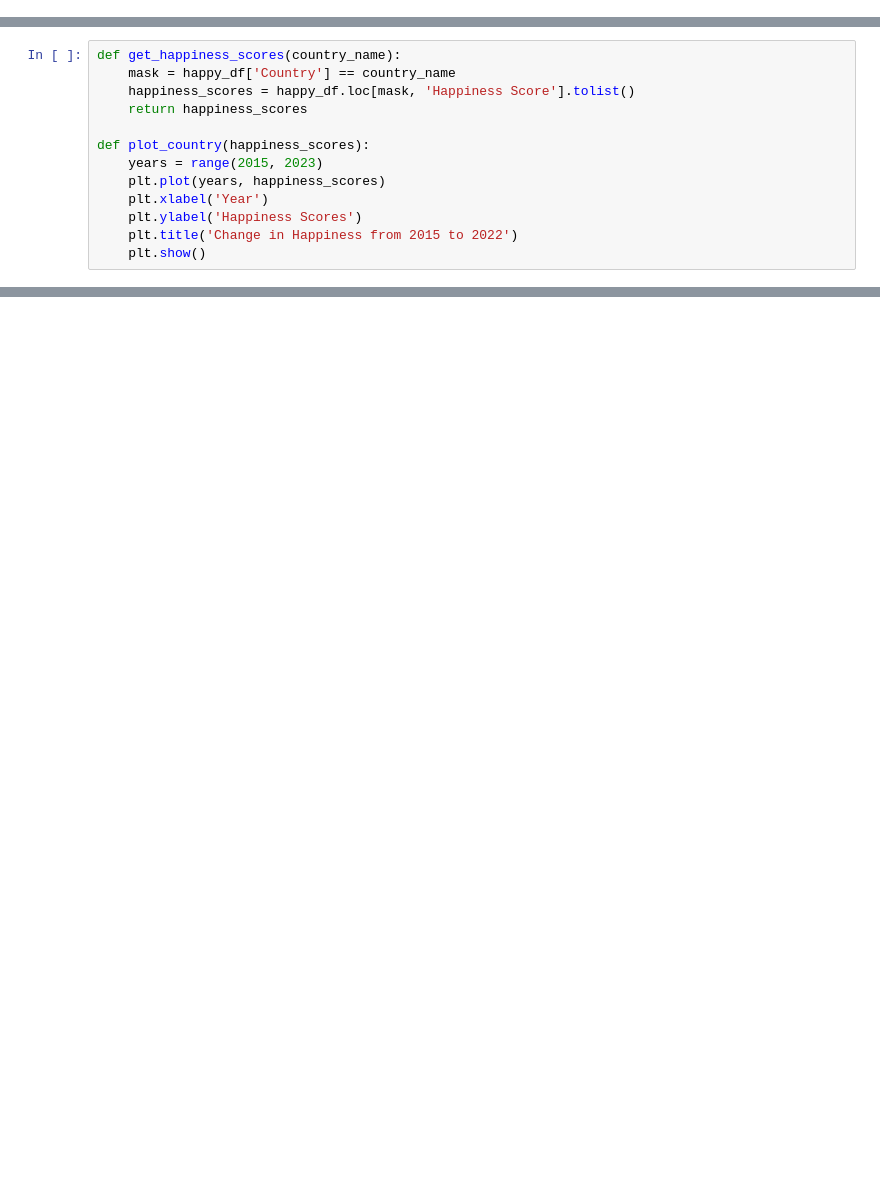
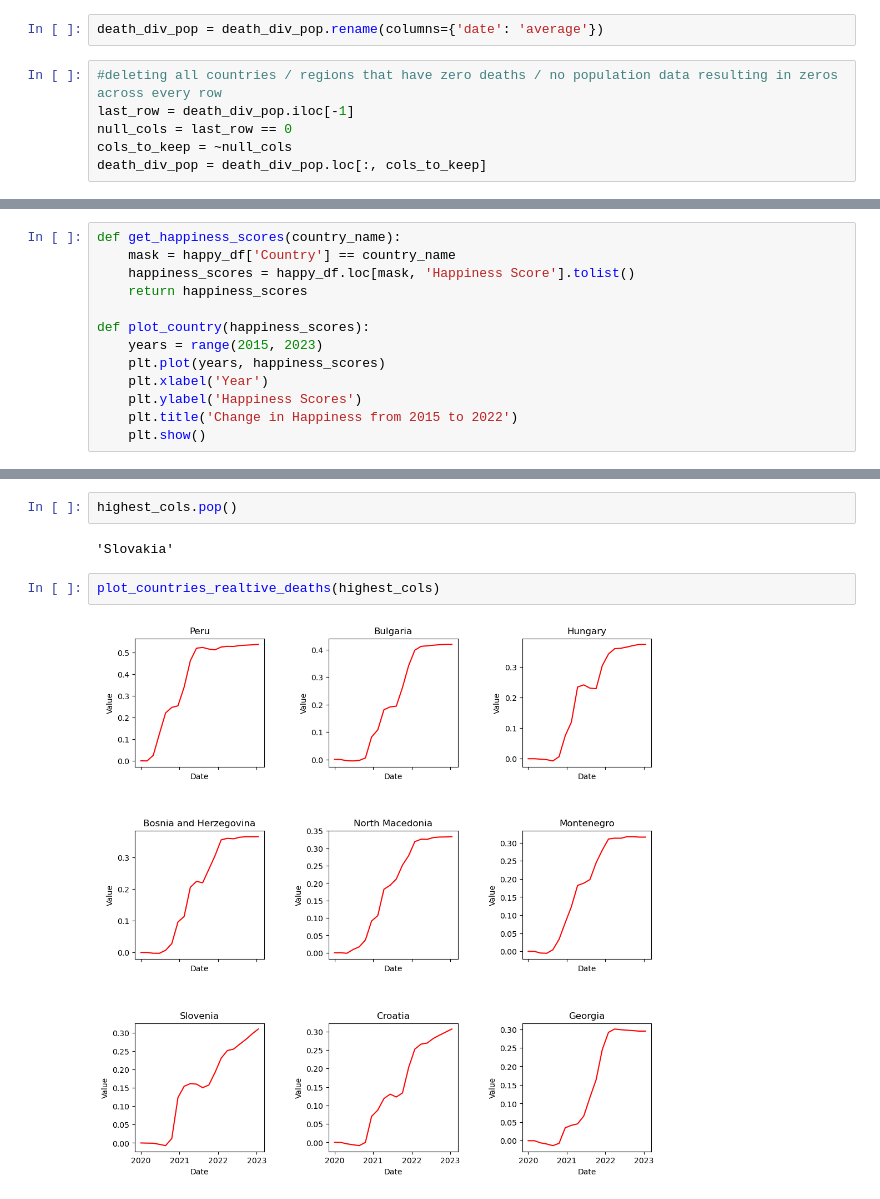
Before and after one commit to zadkhan/BigData_FinalProject, a Jupyter notebook: happy_covid.ipynb, the cells around one changed output, grey strips where cells are left out. Saved outputs shown, nothing was run; the diff lists cells and outputs as text; blank space fills up the shorter version.

```diff
--- a/happy_covid.ipynb
+++ b/happy_covid.ipynb
@@ -78,3 +78,11 @@ death_df.fillna(0, inplace=True)
 pop_series = population_df.set_index('Country (or dependency)')['Population (2020)']
 death_div_pop = death_df.div(pop_series, axis=1)
 death_div_pop.fillna(0, inplace=True)
+# %%
+death_div_pop = death_div_pop.rename(columns={'date': 'average'})
+# %%
+#deleting all countries / regions that have zero deaths / no population data resulting in zeros across every row
+last_row = death_div_pop.iloc[-1]
+null_cols = last_row == 0
+cols_to_keep = ~null_cols
+death_div_pop = death_div_pop.loc[:, cols_to_keep]
@@ -131,0 +246,8 @@ plot_country(scores)
+# %%
+highest_cols.pop()
+# %% [output]
+'Slovakia'
+# %%
+plot_countries_realtive_deaths(highest_cols)
+# %% [output]
+[figure, added]
```
Also changed, not shown: parts of 12 cells of this notebook, 1 other file.
